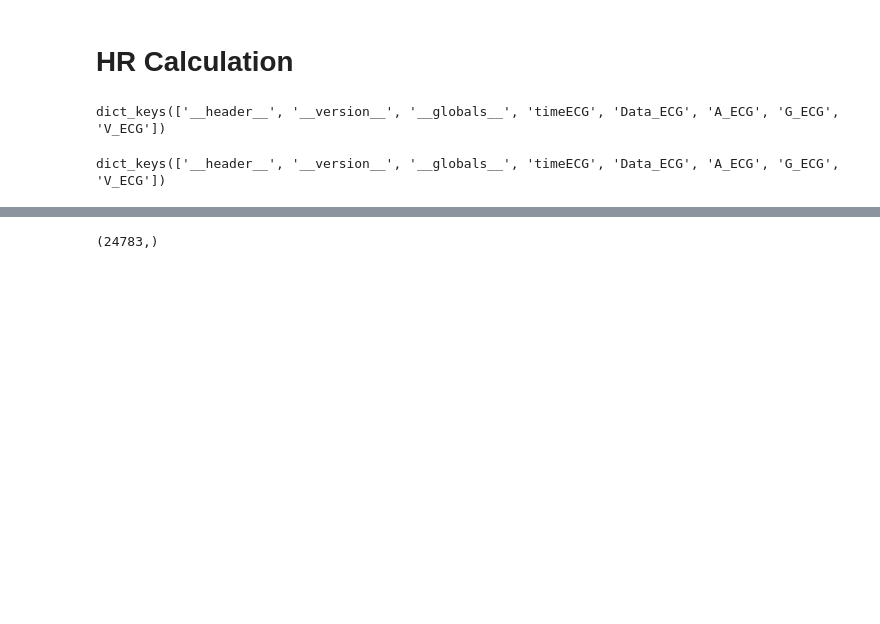
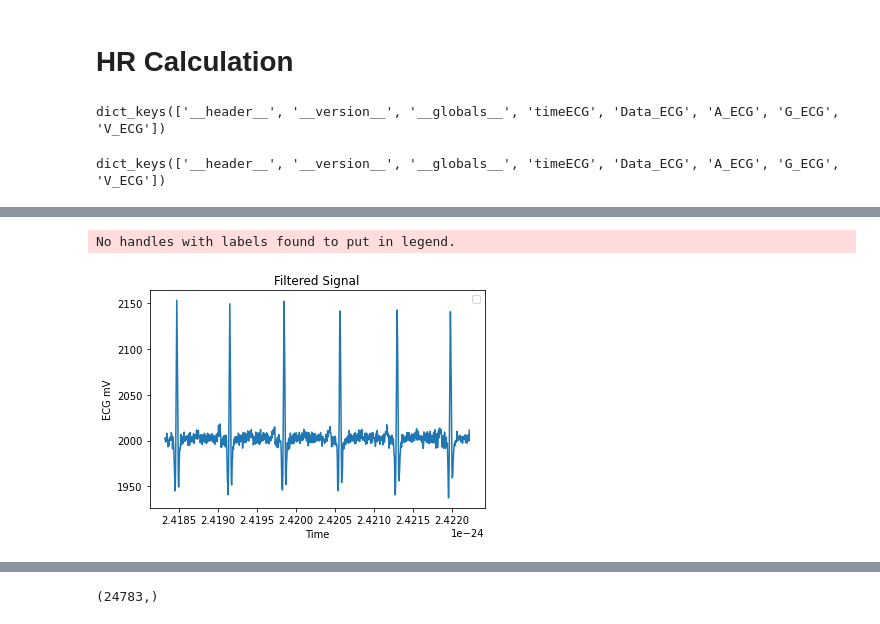
Before and after one commit to TravisCossarini/moodSwing, a Jupyter notebook: pythonModels/prepForPreprocessing.ipynb, the cells around one changed output, grey strips where cells are left out. Saved outputs shown, nothing was run; the diff lists cells and outputs as text; code cells hidden in the pictures; blank space fills up the shorter version.

```diff
--- a/pythonModels/prepForPreprocessing.ipynb
+++ b/pythonModels/prepForPreprocessing.ipynb
@@ -51 +53,13 @@ time2 = time2/1000
+# %%
+filtEcg = hp.filter_signal(left2, cutoff = 0.05, sample_rate = 256, filtertype='notch')
+
+plt.plot(time2[:1000], filtEcg[:1000])
+plt.legend()
+plt.title('Filtered Signal')
+plt.xlabel("Time")
+plt.ylabel("ECG mV")
+time2 = time2/1000
+# %% [output]
+No handles with labels found to put in legend.
+[figure, added]
 # %%
```
Also changed, not shown: parts of 5 cells of this notebook, 14 other files.
